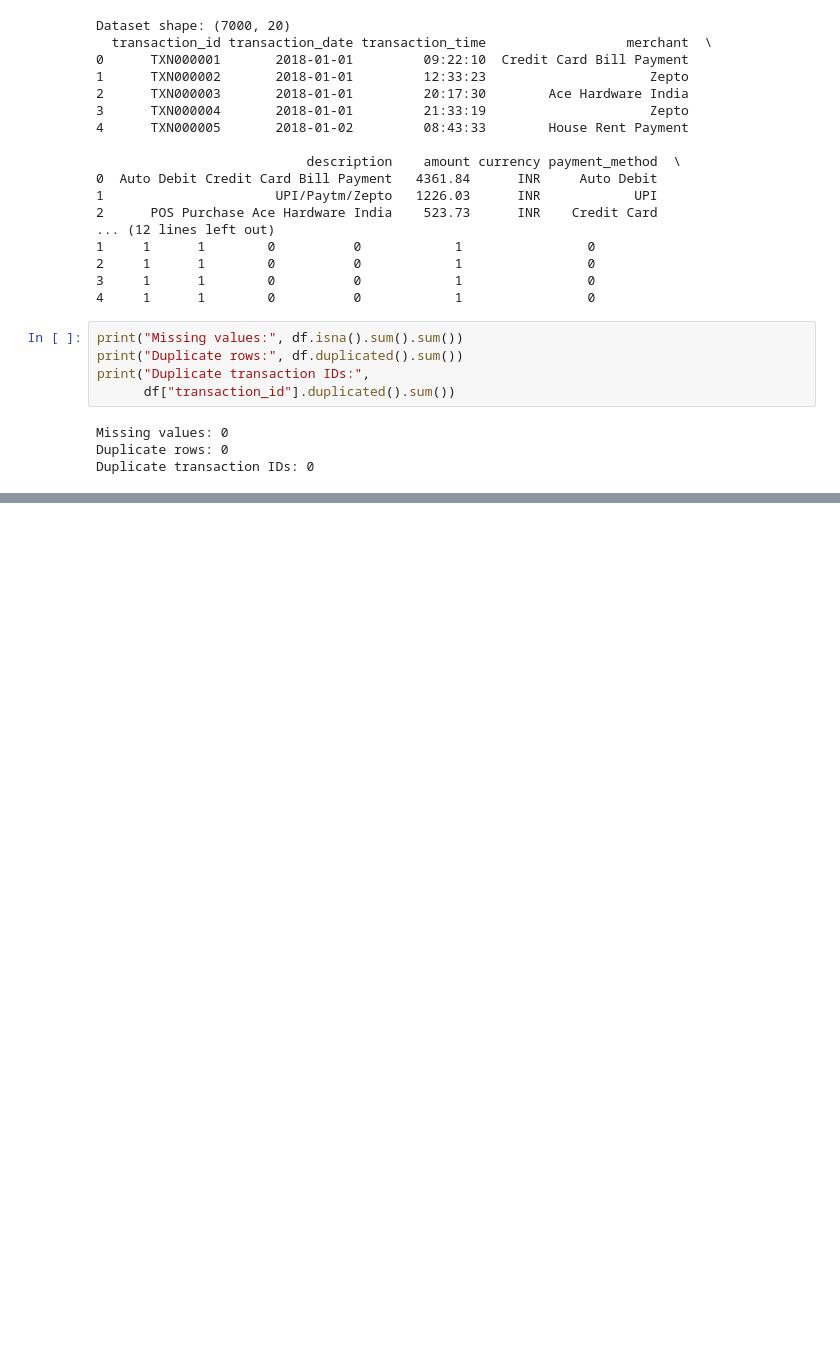
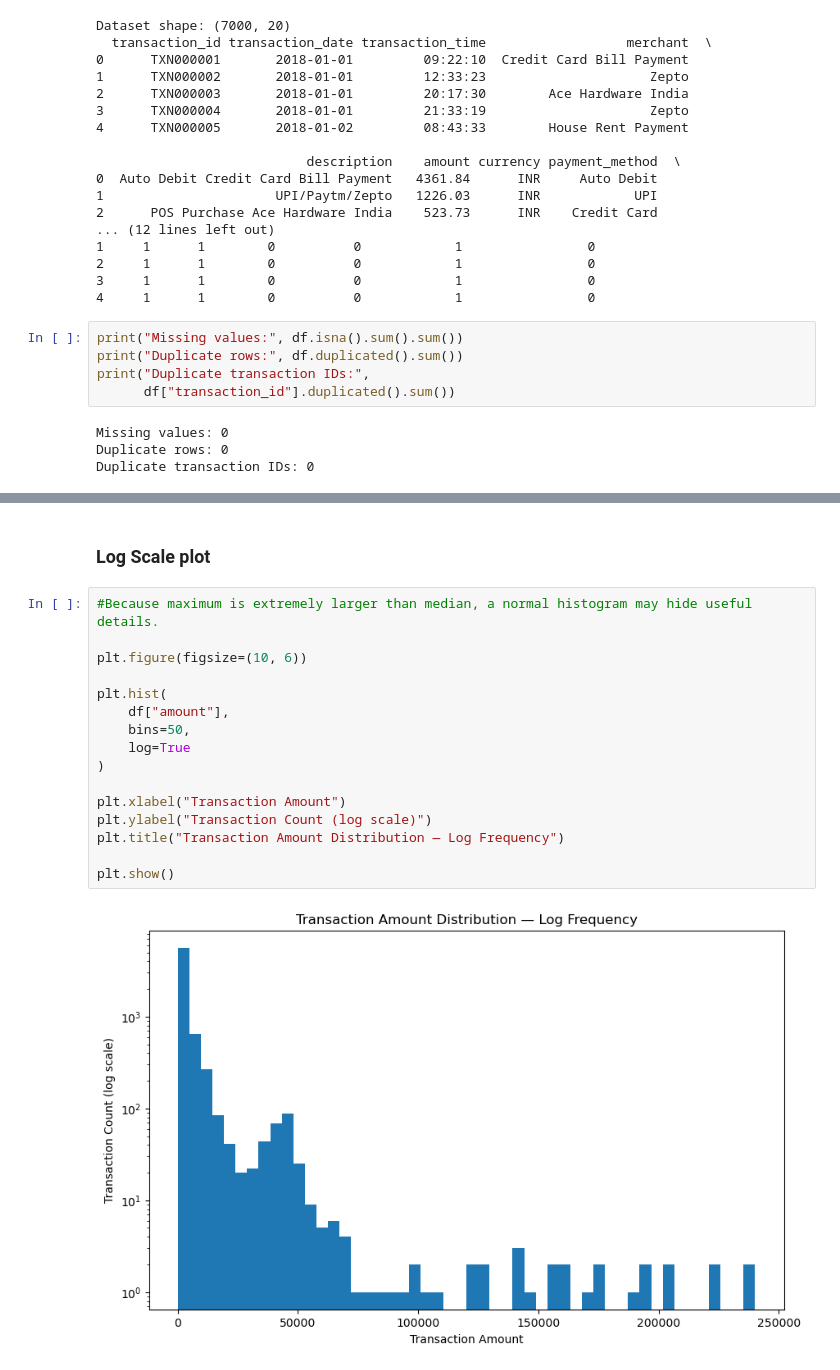
Before and after one commit to SatheMonika04/AI-Financial-Wellness-Coach, a Jupyter notebook: src/anomaly/notebooks/src/anomaly/notebooks/anomaly_eda.ipynb, the cells around one changed output, grey strips where cells are left out. Cells and saved outputs as stored; diff of their text form; blank space fills up the shorter version.

```diff
--- a/src/anomaly/notebooks/src/anomaly/notebooks/anomaly_eda.ipynb
+++ b/src/anomaly/notebooks/src/anomaly/notebooks/anomaly_eda.ipynb
@@ -44,0 +76,20 @@ Duplicate transaction IDs: 0
+# %% [markdown]
+### Log Scale plot
+# %%
+#Because maximum is extremely larger than median, a normal histogram may hide useful details.
+
+plt.figure(figsize=(10, 6))
+
+plt.hist(
+    df["amount"],
+    bins=50,
+    log=True
+)
+
+plt.xlabel("Transaction Amount")
+plt.ylabel("Transaction Count (log scale)")
+plt.title("Transaction Amount Distribution — Log Frequency")
+
+plt.show()
+# %% [output]
+[figure, added]
```
Also changed, not shown: parts of 48 cells of this notebook, 6 other files.
